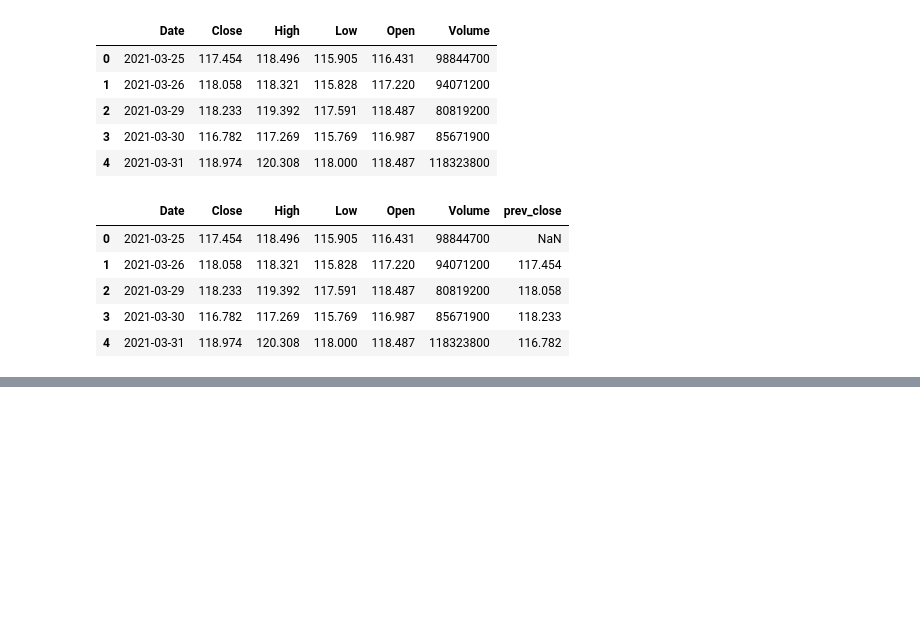
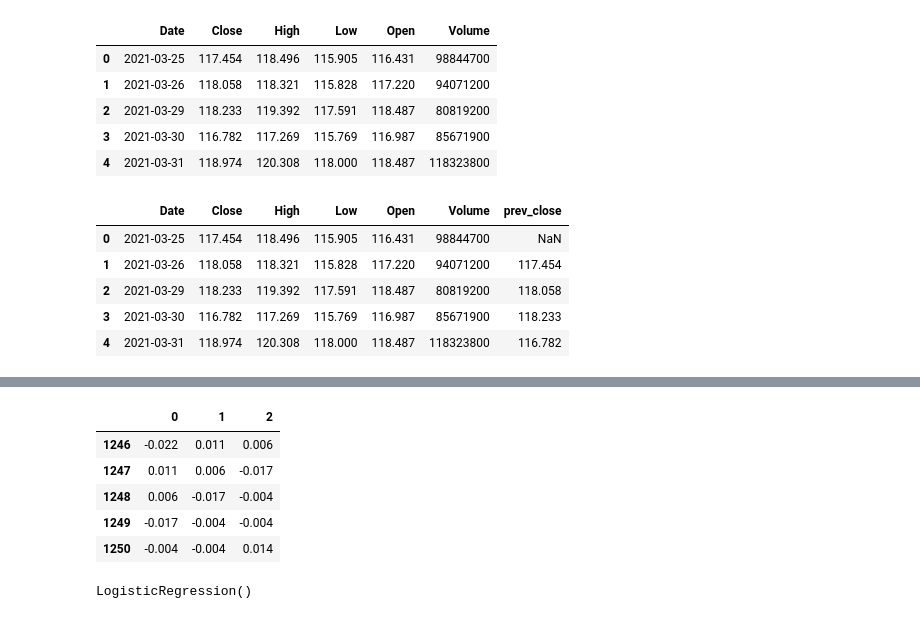
Before and after one commit to shaizaiqubal/stock-price-predictor, a Jupyter notebook: model.ipynb, the cells around one changed output, grey strips where cells are left out. Drawn from its saved outputs; the diff is of its cells as text; code cells hidden in the pictures; blank space fills up the shorter version.

Commit message:
updated model

```diff
--- a/model.ipynb
+++ b/model.ipynb
@@ -43,0 +69,21 @@ dfdf[df.isna().any(axis=1)]
+# %%
+return_l=df['returns'].tolist()
+close_l=df['Close'].tolist()
+X=[]
+y=[]
+for i in range(2,len(return_l)-1):
+    f=[
+        return_l[i-2],
+        return_l[i-1],
+        return_l[i]
+    ]
+    # f.extend([
+    #     return_l[i-2],
+    #     return_l[i-1],
+    #     return_l[i]
+    # ])
+    X.append(f)
+    if close_l[i+1]>=close_l[i]:
+        y.append(1)
+    else:
+        y.append(0)
@@ -43,0 +103,10 @@ dfdf[df.isna().any(axis=1)]
+# %%
+a=pd.DataFrame(X)
+a.tail()
+# %% [output]
+|  | 0 | 1 | 2 |
+| 1246 | -0.022 | 0.011 | 0.006 |
+| 1247 | 0.011 | 0.006 | -0.017 |
+| 1248 | 0.006 | -0.017 | -0.004 |
+| 1249 | -0.017 | -0.004 | -0.004 |
+| 1250 | -0.004 | -0.004 | 0.014 |
@@ -43,0 +120,5 @@ dfdf[df.isna().any(axis=1)]
+# %%
+model=LogisticRegression()
+model.fit(X_train,y_train)
+# %% [output]
+LogisticRegression()
```
Also changed, not shown: parts of 11 cells of this notebook.
